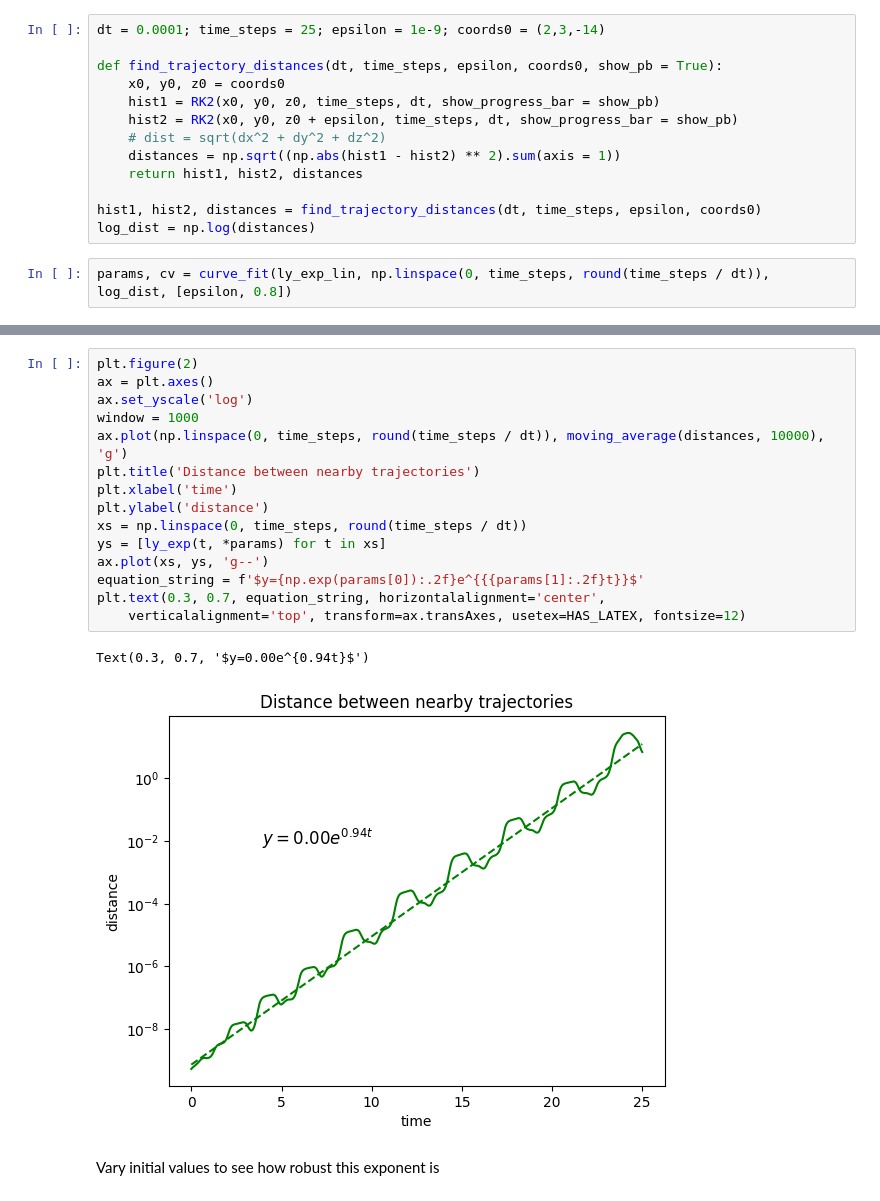
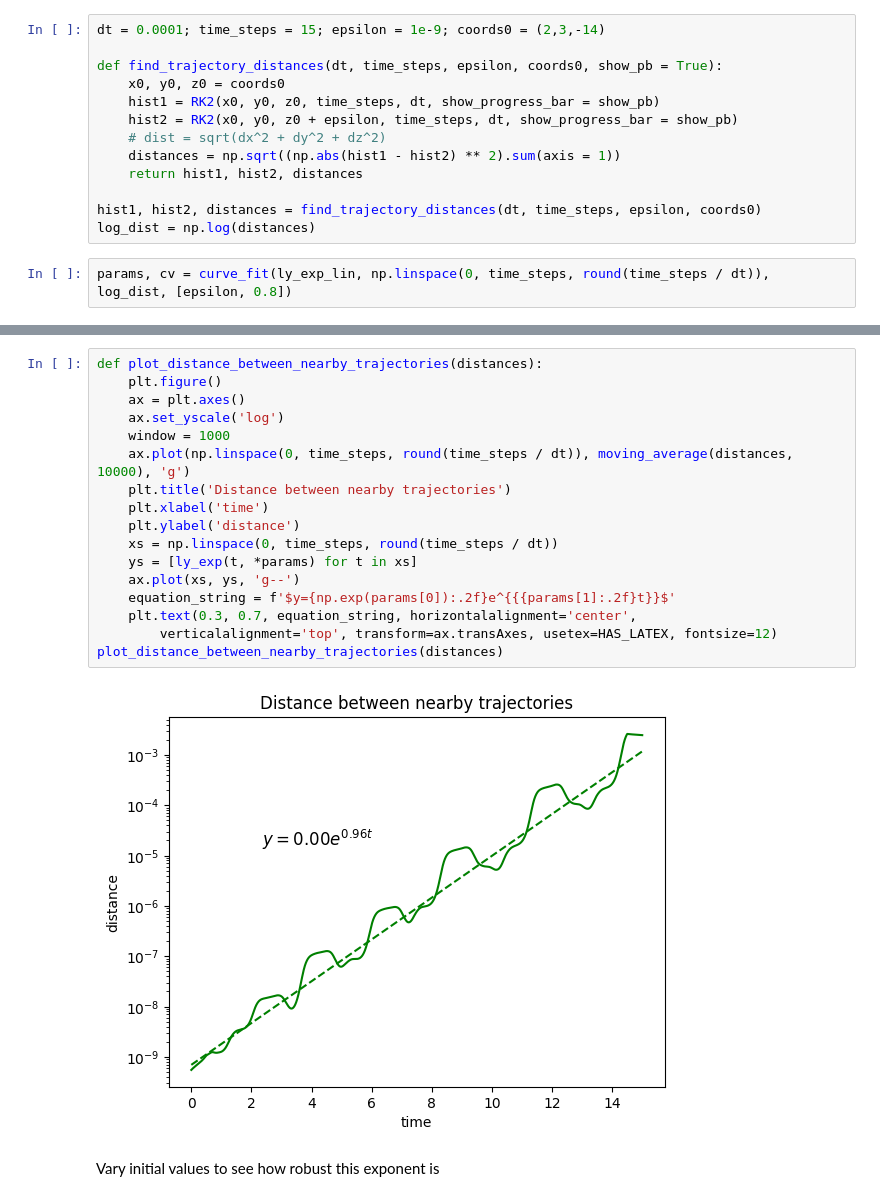
Before and after one commit to ly49nkallo/Research2023, a Jupyter notebook: Research2/lortentz_attractor.ipynb, the cells around one changed output, grey strips where cells are left out. Saved outputs shown, nothing was run; the diff lists cells and outputs as text.

```diff
--- a/Research2/lortentz_attractor.ipynb
+++ b/Research2/lortentz_attractor.ipynb
@@ -47,7 +47,7 @@ def ly_exp_lin(t, a, lyp):
 def ly_exp(t, a, lyp):
     return np.exp(ly_exp_lin(t, a, lyp))
 # %%
-dt = 0.0001; time_steps = 25; epsilon = 1e-9; coords0 = (2,3,-14)
+dt = 0.0001; time_steps = 15; epsilon = 1e-9; coords0 = (2,3,-14)
 
 def find_trajectory_distances(dt, time_steps, epsilon, coords0, show_pb = True):
     x0, y0, z0 = coords0
@@ -76,21 +76,22 @@ Text(0.5, 0, 'Z Axis')
 # %%
-plt.figure(2)
-ax = plt.axes()
-ax.set_yscale('log')
-window = 1000
-ax.plot(np.linspace(0, time_steps, round(time_steps / dt)), moving_average(distances, 10000), 'g')
-plt.title('Distance between nearby trajectories')
-plt.xlabel('time')
-plt.ylabel('distance')
-xs = np.linspace(0, time_steps, round(time_steps / dt))
-ys = [ly_exp(t, *params) for t in xs]
-ax.plot(xs, ys, 'g--')
-equation_string = f'$y={np.exp(params[0]):.2f}e^{{{params[1]:.2f}t}}$'
-plt.text(0.3, 0.7, equation_string, horizontalalignment='center',
-    verticalalignment='top', transform=ax.transAxes, usetex=HAS_LATEX, fontsize=12)
+def plot_distance_between_nearby_trajectories(distances):
+    plt.figure()
+    ax = plt.axes()
+    ax.set_yscale('log')
+    window = 1000
+    ax.plot(np.linspace(0, time_steps, round(time_steps / dt)), moving_average(distances, 10000), 'g')
+    plt.title('Distance between nearby trajectories')
+    plt.xlabel('time')
+    plt.ylabel('distance')
+    xs = np.linspace(0, time_steps, round(time_steps / dt))
+    ys = [ly_exp(t, *params) for t in xs]
+    ax.plot(xs, ys, 'g--')
+    equation_string = f'$y={np.exp(params[0]):.2f}e^{{{params[1]:.2f}t}}$'
+    plt.text(0.3, 0.7, equation_string, horizontalalignment='center',
+        verticalalignment='top', transform=ax.transAxes, usetex=HAS_LATEX, fontsize=12)
+plot_distance_between_nearby_trajectories(distances)
 # %% [output]
-Text(0.3, 0.7, '$y=0.00e^{0.94t}$')
-[figure, old version]
+[figure, new version]
 # %% [markdown]
 Vary initial values to see how robust this exponent is
 # %%
```
Also changed, not shown: parts of 16 cells of this notebook, 3 other files.
